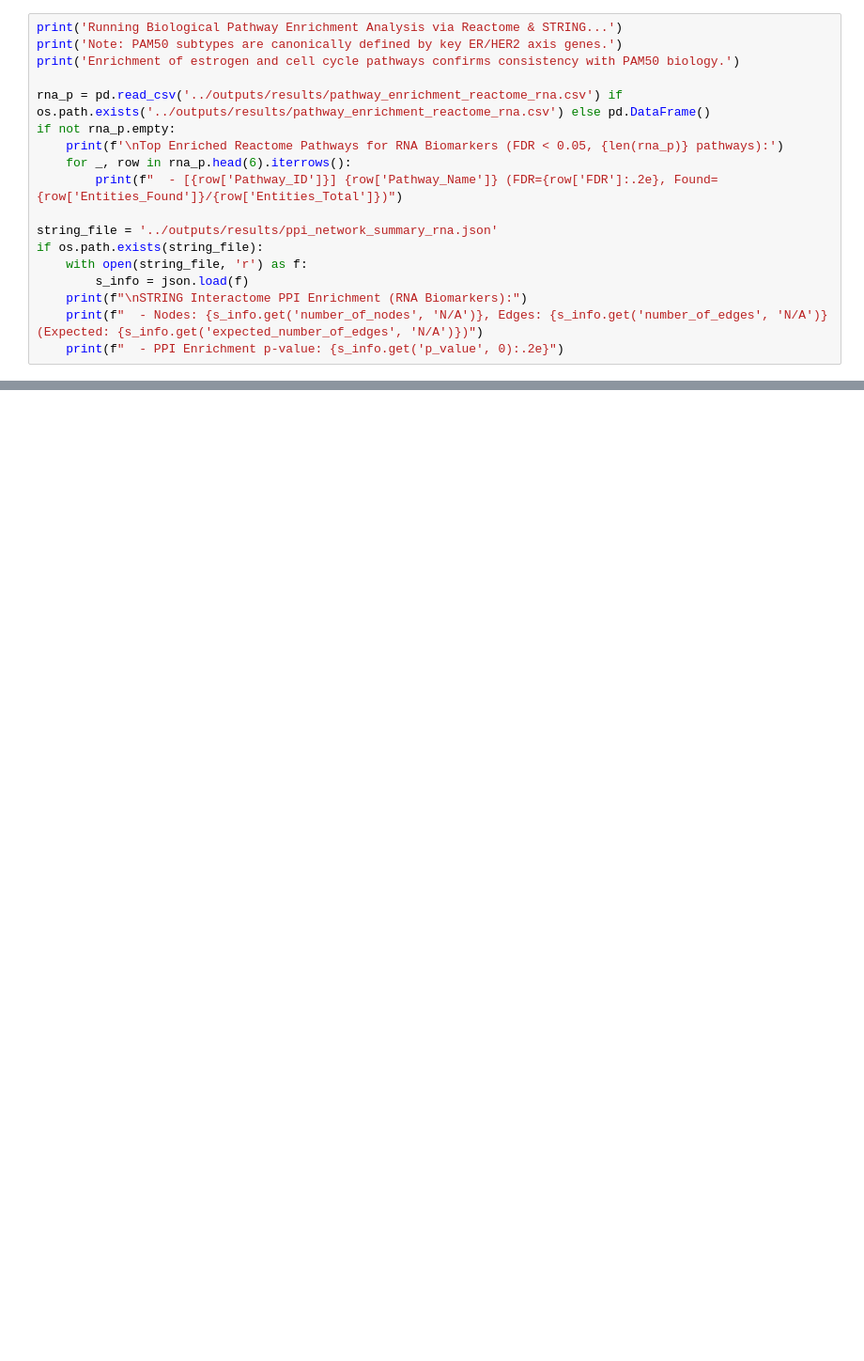
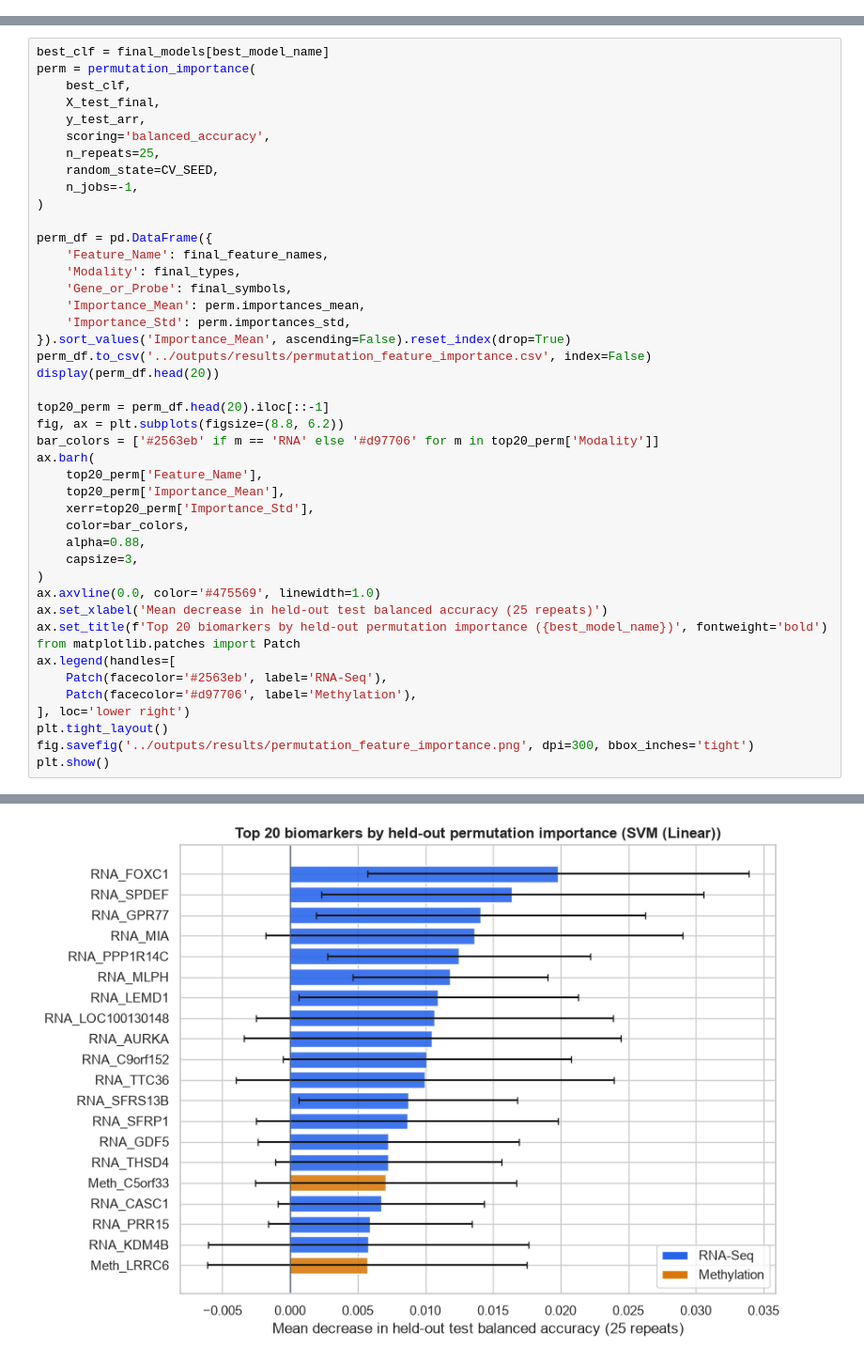
Before and after one commit to Shayan-Nami/Breast-Cancer-MultiOmics, a Jupyter notebook: notebooks/Feature Selection_4.ipynb, the cells around one changed output, grey strips where cells are left out. Shown at 94% size. Cells and saved outputs as stored; diff of their text form; blank space fills up the shorter version.

Commit message:
Fix CV leakage, upgrade notebooks with mRMR-MID, and add clinical and biological validation

```diff
--- a/notebooks/Feature Selection_4.ipynb
+++ b/notebooks/Feature Selection_4.ipynb
@@ -392,18 +0,0 @@ Note: Because PAM50 subtypes are canonically defined by key ER/HER2 axis genes,
-# %%
-print('Running Biological Pathway Enrichment Analysis via Reactome & STRING...')
-print('Note: PAM50 subtypes are canonically defined by key ER/HER2 axis genes.')
-print('Enrichment of estrogen and cell cycle pathways confirms consistency with PAM50 biology.')
-
-rna_p = pd.read_csv('../outputs/results/pathway_enrichment_reactome_rna.csv') if os.path.exists('../outputs/results/pathway_enrichment_reactome_rna.csv') else pd.DataFrame()
-if not rna_p.empty:
-    print(f'\nTop Enriched Reactome Pathways for RNA Biomarkers (FDR < 0.05, {len(rna_p)} pathways):')
-    for _, row in rna_p.head(6).iterrows():
-        print(f"  - [{row['Pathway_ID']}] {row['Pathway_Name']} (FDR={row['FDR']:.2e}, Found={row['Entities_Found']}/{row['Entities_Total']})")
-
-string_file = '../outputs/results/ppi_network_summary_rna.json'
-if os.path.exists(string_file):
-    with open(string_file, 'r') as f:
-        s_info = json.load(f)
-    print(f"\nSTRING Interactome PPI Enrichment (RNA Biomarkers):")
-    print(f"  - Nodes: {s_info.get('number_of_nodes', 'N/A')}, Edges: {s_info.get('number_of_edges', 'N/A')} (Expected: {s_info.get('expected_number_of_edges', 'N/A')})")
-    print(f"  - PPI Enrichment p-value: {s_info.get('p_value', 0):.2e}")
@@ -425,0 +747,45 @@ STRING Interactome PPI Enrichment (RNA Biomarkers):
+# %%
+best_clf = final_models[best_model_name]
+perm = permutation_importance(
+    best_clf,
+    X_test_final,
+    y_test_arr,
+    scoring='balanced_accuracy',
+    n_repeats=25,
+    random_state=CV_SEED,
+    n_jobs=-1,
+)
+
+perm_df = pd.DataFrame({
+    'Feature_Name': final_feature_names,
+    'Modality': final_types,
+    'Gene_or_Probe': final_symbols,
+    'Importance_Mean': perm.importances_mean,
+    'Importance_Std': perm.importances_std,
+}).sort_values('Importance_Mean', ascending=False).reset_index(drop=True)
+perm_df.to_csv('../outputs/results/permutation_feature_importance.csv', index=False)
+display(perm_df.head(20))
+
+top20_perm = perm_df.head(20).iloc[::-1]
+fig, ax = plt.subplots(figsize=(8.8, 6.2))
+bar_colors = ['#2563eb' if m == 'RNA' else '#d97706' for m in top20_perm['Modality']]
+ax.barh(
+    top20_perm['Feature_Name'],
+    top20_perm['Importance_Mean'],
+    xerr=top20_perm['Importance_Std'],
+    color=bar_colors,
+    alpha=0.88,
+    capsize=3,
+)
+ax.axvline(0.0, color='#475569', linewidth=1.0)
+ax.set_xlabel('Mean decrease in held-out test balanced accuracy (25 repeats)')
+ax.set_title(f'Top 20 biomarkers by held-out permutation importance ({best_model_name})', fontweight='bold')
+from matplotlib.patches import Patch
+ax.legend(handles=[
+    Patch(facecolor='#2563eb', label='RNA-Seq'),
+    Patch(facecolor='#d97706', label='Methylation'),
+], loc='lower right')
+plt.tight_layout()
+fig.savefig('../outputs/results/permutation_feature_importance.png', dpi=300, bbox_inches='tight')
+plt.show()
+# %% [output]
@@ -425,0 +809 @@ STRING Interactome PPI Enrichment (RNA Biomarkers):
+[figure, added]
```
Also changed, not shown: parts of 57 cells of this notebook, 57 other files.
